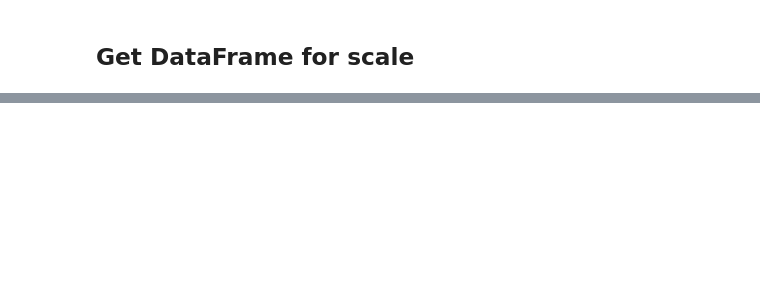
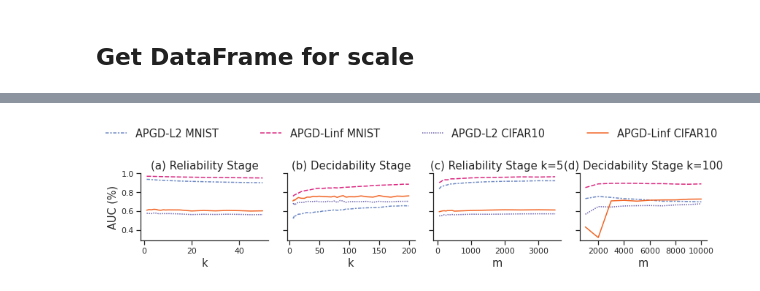
Before and after one commit to changx03/baard, a Jupyter notebook: plots/figure_parameter.ipynb, the cells around one changed output, grey strips where cells are left out. Cells and saved outputs as stored; diff of their text form; code cells hidden in the pictures; blank space fills up the shorter version.

Commit message:
change scale to m

```diff
--- a/plots/figure_parameter.ipynb
+++ b/plots/figure_parameter.ipynb
@@ -313,32 +348,34 @@ style_order = [
     'APGD-L2 CIFAR10',
     'APGD-L2 MNIST',
 ]
 
-df3['m'] = (df3['Scale'] * df3['k']).round()
-df4['m'] = (df4['Scale'] * df4['k']).round()
+df3['m'] = (df3['Scale'] * 5).round()
+df4['m'] = (df4['Scale'] * 100).round()
 sn.lineplot(data=df1, x='k', y='auc', hue='Data', style='Data', ax=axs[0], style_order=style_order)
 sn.lineplot(data=df2, x='k', y='auc', hue='Data', style='Data', ax=axs[1], style_order=style_order)
 sn.lineplot(data=df3, x='m', y='auc', hue='Data', style='Data', ax=axs[2], style_order=style_order)
 sn.lineplot(data=df4, x='m', y='auc', hue='Data', style='Data', ax=axs[3], style_order=style_order)
 sn.despine(bottom=False, left=False)
 
 titles = [
     '(a) Reliability Stage',
     '(b) Decidability Stage',
     '(c) Reliability Stage k=5',
     '(d) Decidability Stage k=100',
 ]
 y_labels = [
     'k', 'k', 'm', 'm'
 ]
 handles, labels = axs[-1].get_legend_handles_labels()
 fig.legend(handles=handles, labels=labels, loc='lower left',
            bbox_to_anchor=(0, 1, 1, 0), mode="expand", ncol=4, fontsize=FONTSIZE
            ).get_frame().set_linewidth(0)
 axs[0].set_ylabel('AUC (%)', fontsize=FONTSIZE)
 for i, title in enumerate(titles):
     axs[i].set_title(title, fontsize=FONTSIZE + 0.5)
     axs[i].get_legend().remove()
     axs[i].set_xlabel(y_labels[i], fontsize=FONTSIZE)
 plt.tight_layout()
 plt.savefig('param_tuning.pdf', dpi=300, bbox_inches='tight')
+# %% [output]
+[figure, added]
```
Also changed, not shown: parts of 4 cells of this notebook.
